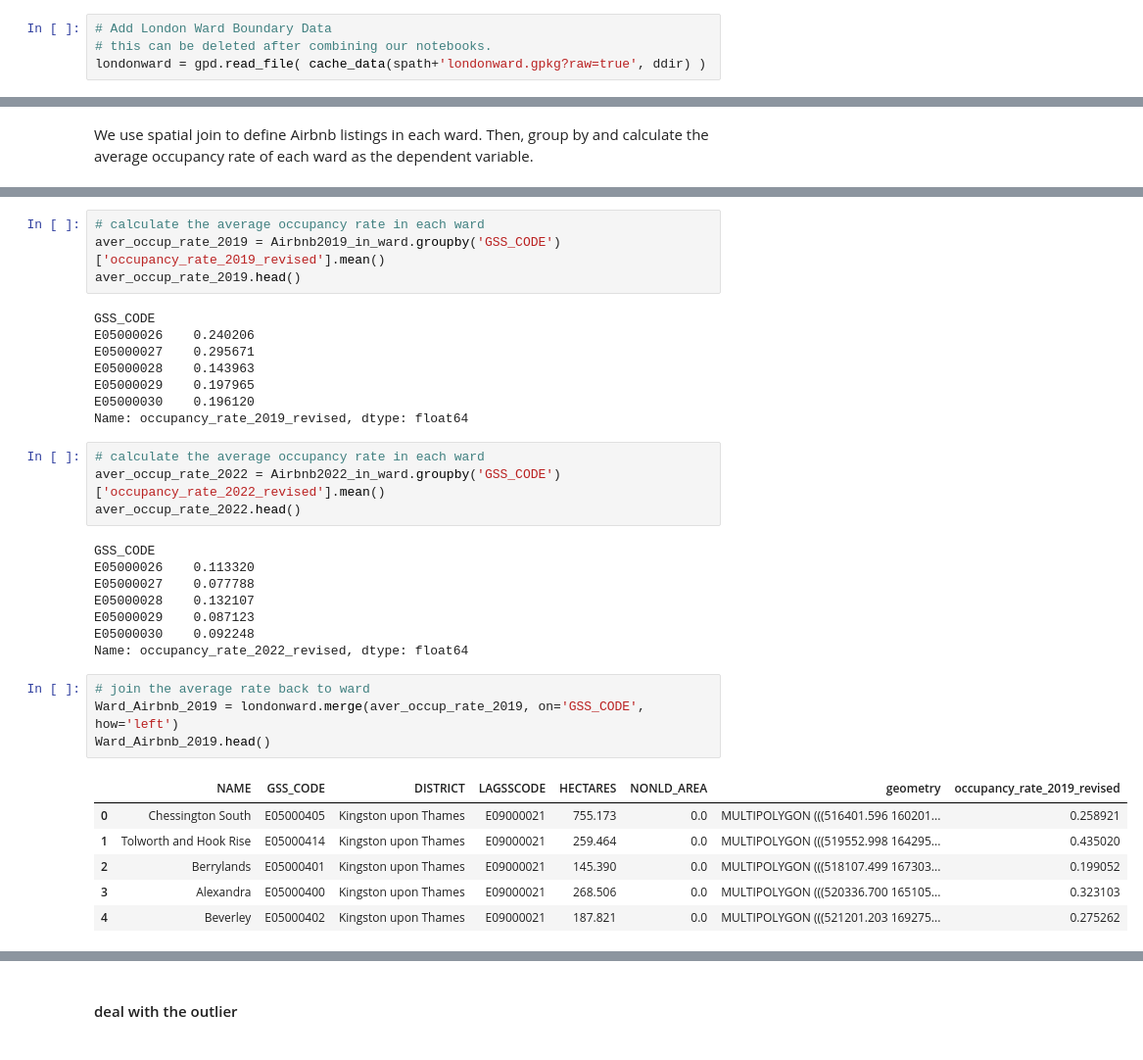
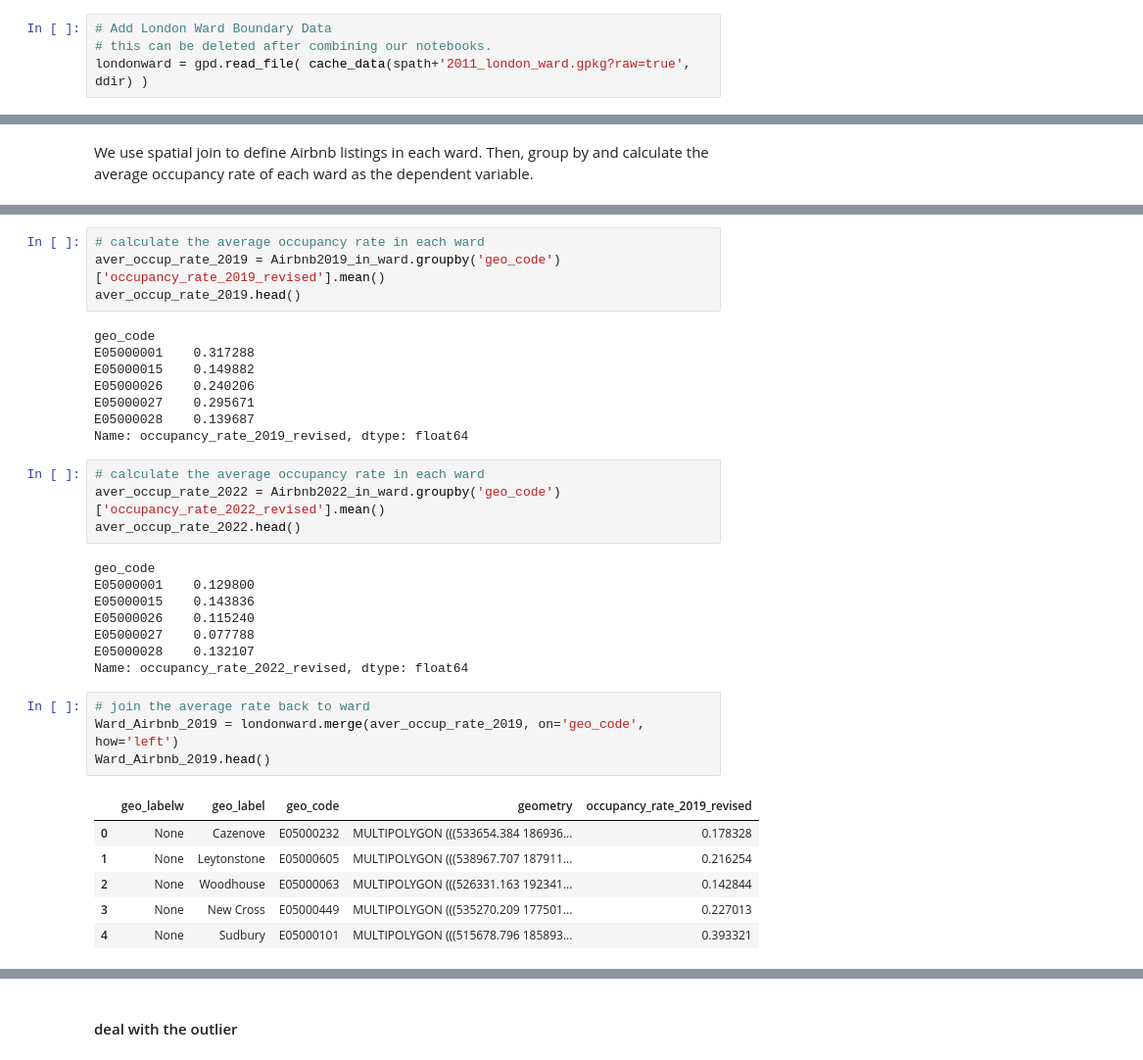
Before and after one commit to JinJiang22/fsds_GroupWork, a Jupyter notebook: dependent_var_airbnb.ipynb, the cells around one changed output, grey strips where cells are left out. Shown at 98% size. Saved outputs shown, nothing was run; the diff lists cells and outputs as text.

```diff
--- a/dependent_var_airbnb.ipynb
+++ b/dependent_var_airbnb.ipynb
@@ -572,5 +572,5 @@ df1["occupancy_rate_2022_revised"].plot.hist()
 # %%
 # Add London Ward Boundary Data
 # this can be deleted after combining our notebooks.
-londonward = gpd.read_file( cache_data(spath+'londonward.gpkg?raw=true', ddir) )
+londonward = gpd.read_file( cache_data(spath+'2011_london_ward.gpkg?raw=true', ddir) )
 # %% [output]
@@ -710,37 +710,37 @@ Airbnb2022_in_ward.head()
 # %%
 # calculate the average occupancy rate in each ward
-aver_occup_rate_2019 = Airbnb2019_in_ward.groupby('GSS_CODE')['occupancy_rate_2019_revised'].mean()
+aver_occup_rate_2019 = Airbnb2019_in_ward.groupby('geo_code')['occupancy_rate_2019_revised'].mean()
 aver_occup_rate_2019.head()
 # %% [output]
-GSS_CODE
+geo_code
+E05000001    0.317288
+E05000015    0.149882
 E05000026    0.240206
 E05000027    0.295671
-E05000028    0.143963
-E05000029    0.197965
-E05000030    0.196120
+E05000028    0.139687
 Name: occupancy_rate_2019_revised, dtype: float64
 # %%
 # calculate the average occupancy rate in each ward
-aver_occup_rate_2022 = Airbnb2022_in_ward.groupby('GSS_CODE')['occupancy_rate_2022_revised'].mean()
+aver_occup_rate_2022 = Airbnb2022_in_ward.groupby('geo_code')['occupancy_rate_2022_revised'].mean()
 aver_occup_rate_2022.head()
 # %% [output]
-GSS_CODE
-E05000026    0.113320
+geo_code
+E05000001    0.129800
+E05000015    0.143836
+E05000026    0.115240
 E05000027    0.077788
 E05000028    0.132107
-E05000029    0.087123
-E05000030    0.092248
 Name: occupancy_rate_2022_revised, dtype: float64
 # %%
 # join the average rate back to ward
-Ward_Airbnb_2019 = londonward.merge(aver_occup_rate_2019, on='GSS_CODE', how='left')
+Ward_Airbnb_2019 = londonward.merge(aver_occup_rate_2019, on='geo_code', how='left')
 Ward_Airbnb_2019.head()
 # %% [output]
-|  | NAME | GSS_CODE | DISTRICT | LAGSSCODE | HECTARES | NONLD_AREA | geometry | occupancy_rate_2019_revised |
-| 0 | Chessington South | E05000405 | Kingston upon Thames | E09000021 | 755.173 | 0.0 | MULTIPOLYGON (((516401.596 160201... | 0.258921 |
-| 1 | Tolworth and Hook Rise | E05000414 | Kingston upon Thames | E09000021 | 259.464 | 0.0 | MULTIPOLYGON (((519552.998 164295... | 0.435020 |
-| 2 | Berrylands | E05000401 | Kingston upon Thames | E09000021 | 145.390 | 0.0 | MULTIPOLYGON (((518107.499 167303... | 0.199052 |
-| 3 | Alexandra | E05000400 | Kingston upon Thames | E09000021 | 268.506 | 0.0 | MULTIPOLYGON (((520336.700 165105... | 0.323103 |
-| 4 | Beverley | E05000402 | Kingston upon Thames | E09000021 | 187.821 | 0.0 | MULTIPOLYGON (((521201.203 169275... | 0.275262 |
+|  | geo_labelw | geo_label | geo_code | geometry | occupancy_rate_2019_revised |
+| 0 | None | Cazenove | E05000232 | MULTIPOLYGON (((533654.384 186936... | 0.178328 |
+| 1 | None | Leytonstone | E05000605 | MULTIPOLYGON (((538967.707 187911... | 0.216254 |
+| 2 | None | Woodhouse | E05000063 | MULTIPOLYGON (((526331.163 192341... | 0.142844 |
+| 3 | None | New Cross | E05000449 | MULTIPOLYGON (((535270.209 177501... | 0.227013 |
+| 4 | None | Sudbury | E05000101 | MULTIPOLYGON (((515678.796 185893... | 0.393321 |
 # %%
 # join the average rate back to ward
```
Also changed, not shown: parts of 16 cells of this notebook, 23 other files.
